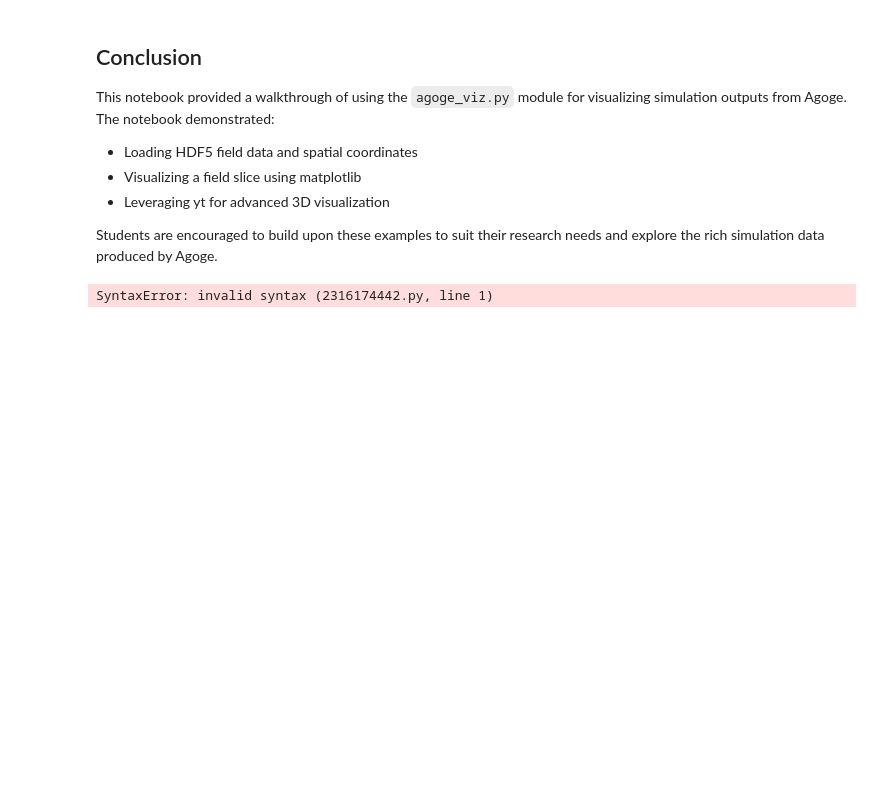
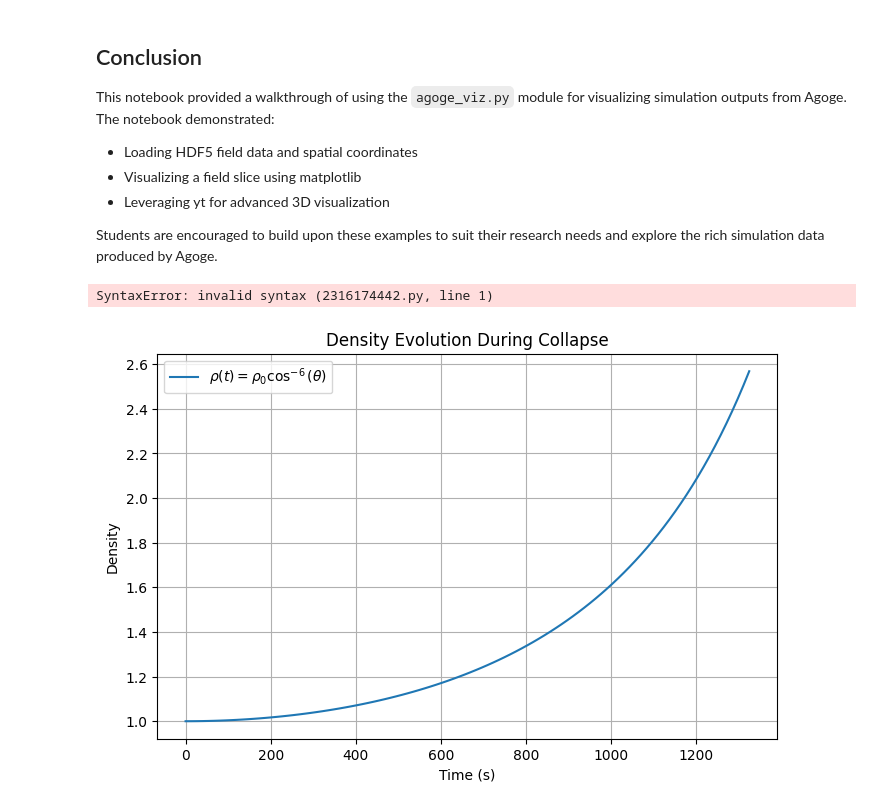
Before and after one commit to cmse822/cmse822-ss25-ss25-cmse822-codex-ss25, a Jupyter notebook: agoge/viz/example2.ipynb, the cells around one changed output. Cells and saved outputs as stored; diff of their text form; code cells hidden in the pictures; blank space fills up the shorter version.

```diff
--- a/agoge/viz/example2.ipynb
+++ b/agoge/viz/example2.ipynb
@@ -170,3 +170,37 @@ Students are encouraged to build upon these examples to suit their research need
 <img src="thing.png" alth="recon_freem2" width="800"/>
 # %% [output]
 SyntaxError: invalid syntax (2316174442.py, line 1)
+# %%
+import numpy as np
+import matplotlib.pyplot as plt
+from scipy.optimize import root_scalar
+
+# Define constants
+G = 6.67430e-8  # Gravitational constant in cm^3 g^-1 s^-2
+rho_0 = 1.0  # Initial density in arbitrary units
+t_char = np.sqrt(3 / (8 * np.pi * G * rho_0))  # Characteristic time scale
+
+# Define the function for theta
+def theta_equation(theta, t):
+    return theta + 0.5 * np.sin(2 * theta) - np.sqrt((8 * np.pi * G * rho_0) / 3) * t
+
+# Time range for solution
+t_values = np.linspace(0, 0.99 * t_char, 100)
+
+# Solve for theta at each time step
+theta_values = np.array([root_scalar(theta_equation, args=(t,), bracket=[0, np.pi/2]).root for t in t_values])
+
+# Compute rho(t) using the derived formula
+rho_values = rho_0 / (np.cos(theta_values) ** 6)
+
+# Plot the density evolution
+plt.figure(figsize=(8, 5))
+plt.plot(t_values, rho_values, label=r'$\rho(t) = \rho_0 \cos^{-6}(\theta)$')
+plt.xlabel('Time (s)')
+plt.ylabel('Density')
+plt.title('Density Evolution During Collapse')
+plt.legend()
+plt.grid()
+plt.show()
+# %% [output]
+[figure, added]
```
Also changed, not shown: parts of 2 cells of this notebook, 1 other file.
